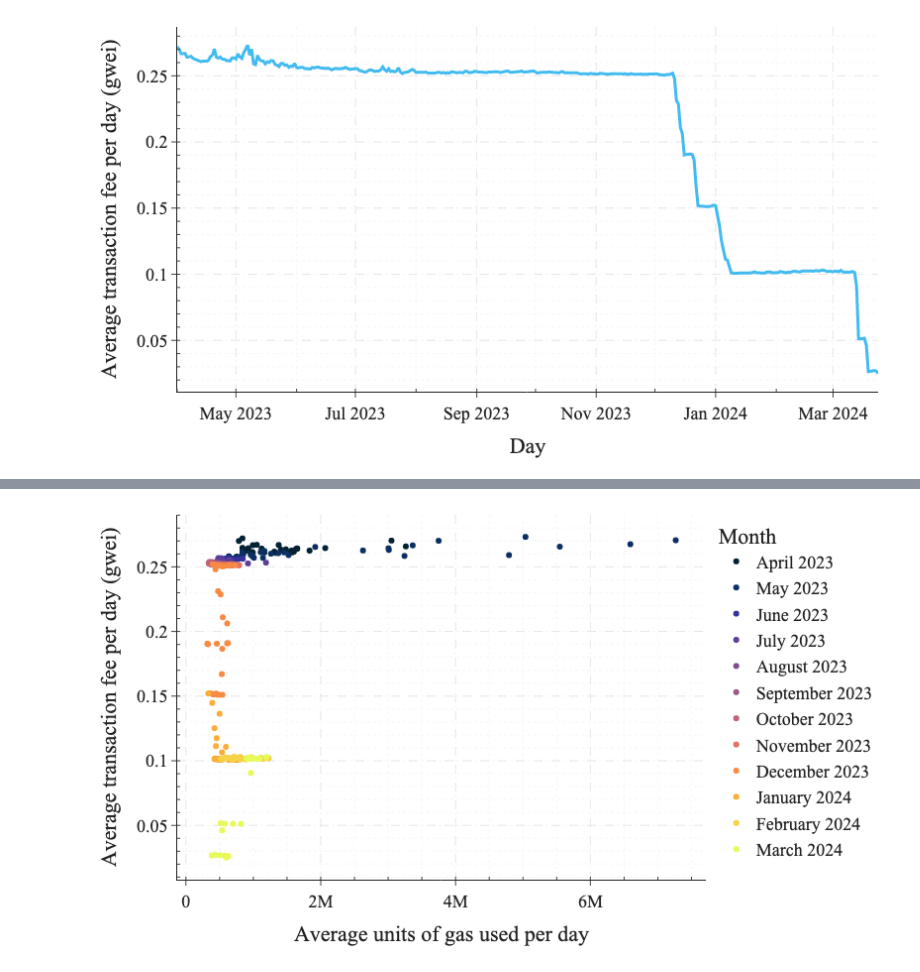
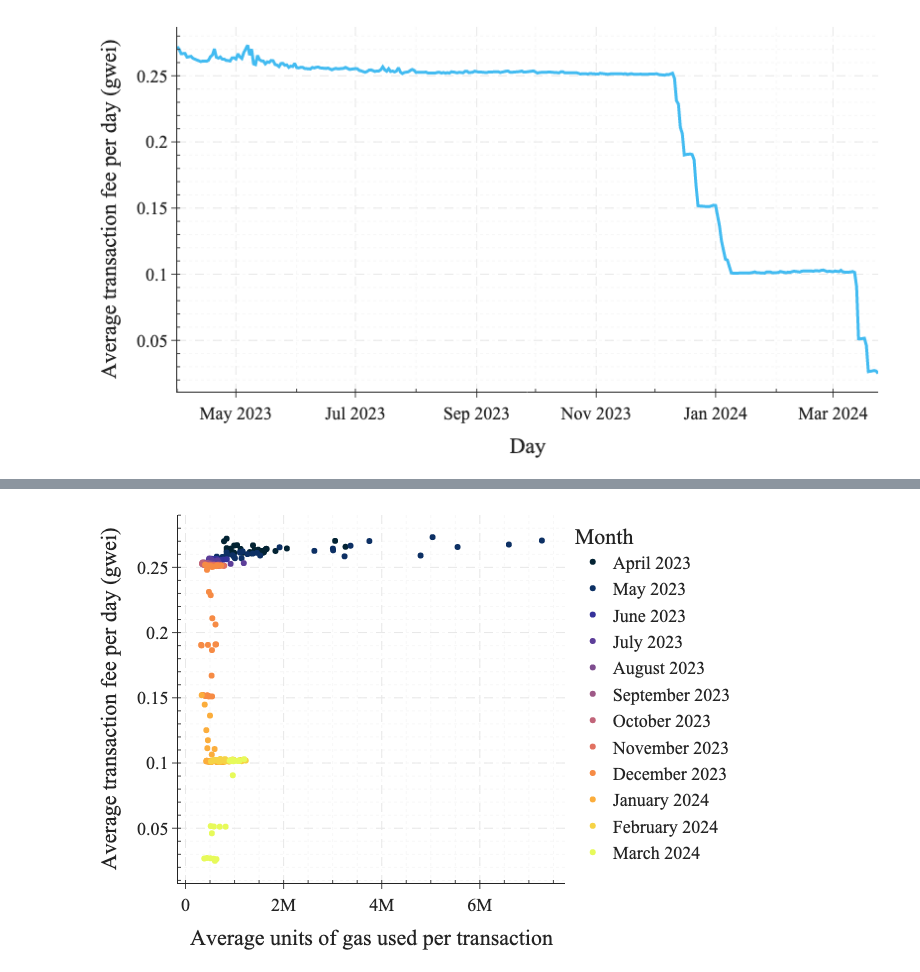
Before and after one commit to matter-labs/zksync-data-dump, a Jupyter notebook: notebooks/02-data-exploration-fees.ipynb, the cells around one changed output, grey strips where cells are left out. Cells and saved outputs as stored; diff of their text form; code cells hidden in the pictures.

```diff
--- a/notebooks/02-data-exploration-fees.ipynb
+++ b/notebooks/02-data-exploration-fees.ipynb
@@ -274,19 +274,19 @@ fig.show('png')
 # %%
 tx_data_per_day_df["Month"] = tx_data_per_day_df["day"].dt.month_name() + " " + tx_data_per_day_df["day"].dt.year.astype("str")
 
 fig = px.scatter(
     tx_data_per_day_df,
     x="avg_gas_used_tx",
     y="avg_gas_price_tx_gwei",
     color="Month",
     color_discrete_sequence=px.colors.sequential.thermal)
 
-update_plotly_layout_in_place(fig=fig, width=width, height=height)
+update_plotly_layout_in_place(fig=fig, width=650, height=height)
 
-fig.update_layout(xaxis_title="Average units of gas used per day",
+fig.update_layout(xaxis_title="Average units of gas used per transaction",
                   yaxis_title="Average transaction fee per day (gwei)")
 
 fig.write_image(os.path.join(plots_dir,'avg-tx-fee-vs-avg-gas-usage.pdf'))
 fig.show('png')
 # %% [output]
-[figure, old version]
+[figure, new version]
```
Also changed, not shown: parts of 1 cell of this notebook, 2 other files.
